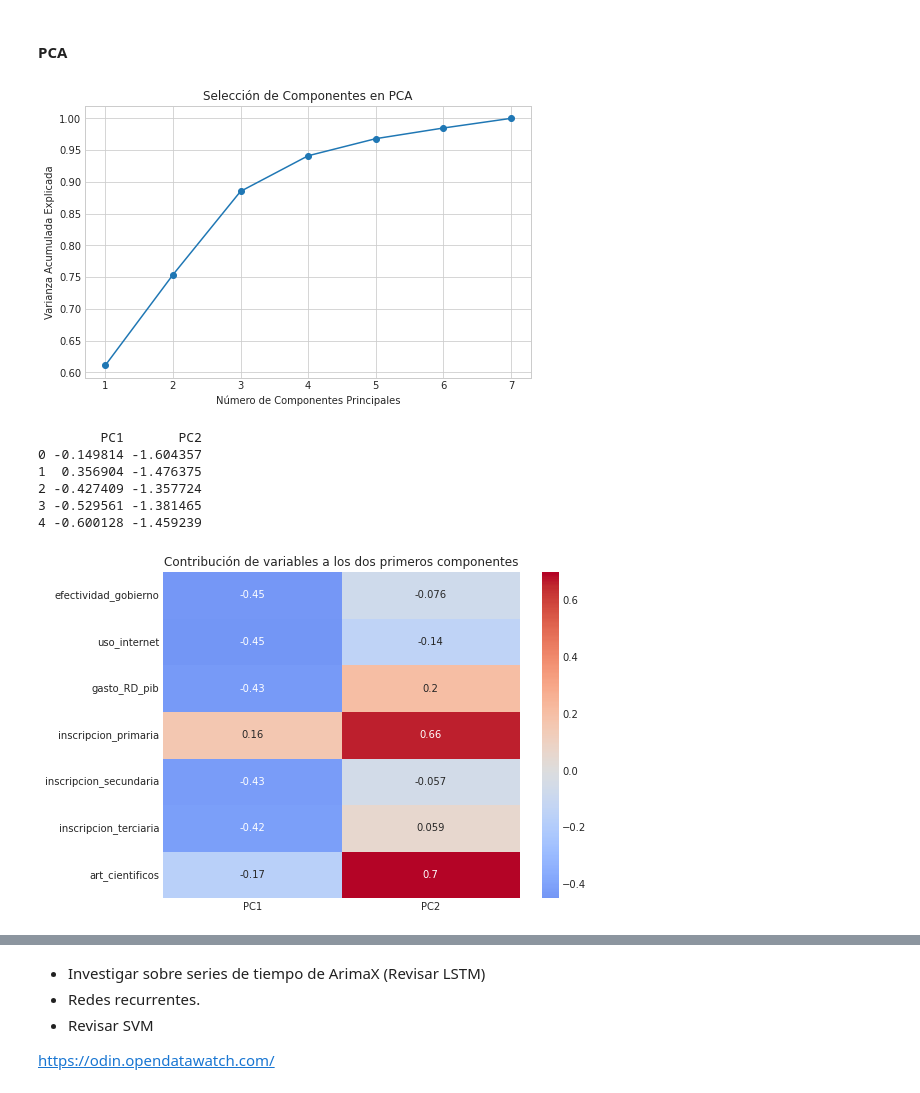
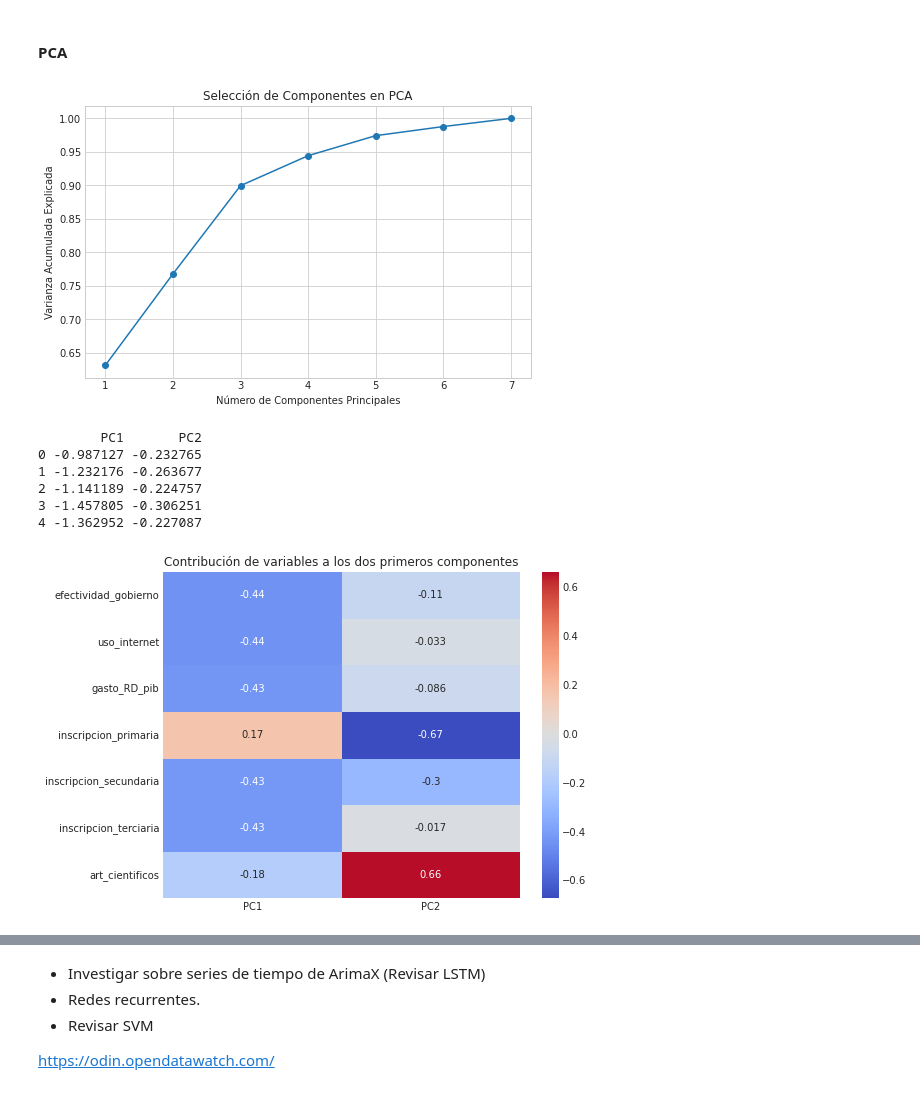
Before and after one commit to rortizgeo/Maestria_CD_Proyecto-Aplicado, a Jupyter notebook: PA_dataAnalysis.ipynb, the cells around one changed output, grey strips where cells are left out. Cells and saved outputs as stored; diff of their text form; code cells hidden in the pictures.

```diff
--- a/PA_dataAnalysis.ipynb
+++ b/PA_dataAnalysis.ipynb
@@ -1441,6 +1454,6 @@ for col in cols_to_exclude:
 # Si quieres mantener el mismo orden de columnas que el original:
 imputed_df = imputed_df[numeric_data.columns]
 
-# Opcional: reemplazar las columnas imputadas en Data_10
-# Data_10[numeric_data.columns] = imputed_df
+#Reemplazar las columnas imputadas en Data_10
+Data_10[numeric_data.columns] = imputed_df
 # %%
@@ -1511,10 +1527,10 @@ vars_to_drop = [
 ]
 
 # 2. Crear un nuevo dataframe sin esas variables
-imputed_df_reduced = imputed_df.drop(columns=vars_to_drop, errors="ignore")
+Data_10 = Data_10.drop(columns=vars_to_drop, errors="ignore")
 
-# 3. Calcular matriz de correlación
-corr_matrix = imputed_df_reduced.corr()
+# 3. Calcular matriz de correlación (solo numéricas)
+corr_matrix = Data_10.select_dtypes(include=[np.number]).corr()
 
 # 4. Graficar heatmap
 plt.figure(figsize=(12, 8))
@@ -1526,7 +1542,7 @@ plt.show()
 # %% [markdown]
 #### PCA
 # %%
-import pandas as pd
+
 from sklearn.preprocessing import StandardScaler
 from sklearn.decomposition import PCA
 import matplotlib.pyplot as plt
@@ -1535,7 +1551,7 @@ import seaborn as sns
 # 1. Seleccionar solo las variables de interés para PCA
 vars_pca = ["efectividad_gobierno", "uso_internet", "gasto_RD_pib", "inscripcion_primaria","inscripcion_secundaria", "inscripcion_terciaria", "art_cientificos"]
 
-X = imputed_df_reduced[vars_pca].dropna()  # eliminar filas con NaN
+X = Data_10[vars_pca].dropna()  # eliminar filas con NaN
 
 # 2. Estandarizar datos
 scaler = StandardScaler()
@@ -1545,40 +1561,40 @@ X_scaled = scaler.fit_transform(X)
 pca = PCA()
 X_pca = pca.fit_transform(X_scaled)
 
 # 4. Varianza explicada
 explained_var = pca.explained_variance_ratio_
 
 # Mostrar varianza acumulada
 plt.figure(figsize=(8,5))
 plt.plot(range(1, len(explained_var)+1), explained_var.cumsum(), marker='o')
 plt.xlabel("Número de Componentes Principales")
 plt.ylabel("Varianza Acumulada Explicada")
 plt.title("Selección de Componentes en PCA")
 plt.grid(True)
 plt.show()
 
 # 5. Nuevo dataframe con los dos primeros componentes
-df_pca = pd.DataFrame(X_pca[:, :2], columns=["PC1", "PC2"])
-print(df_pca.head())
+Data_pca = pd.DataFrame(X_pca[:, :2], columns=["PC1", "PC2"])
+print(Data_pca.head())
 
 # 6. Heatmap de correlación entre variables originales y componentes
 loadings = pd.DataFrame(
     pca.components_.T,
     columns=[f"PC{i+1}" for i in range(len(vars_pca))],
     index=vars_pca
 )
 
 plt.figure(figsize=(8,6))
 sns.heatmap(loadings.iloc[:, :2], annot=True, cmap="coolwarm", center=0)
 plt.title("Contribución de variables a los dos primeros componentes")
 plt.show()
 # %% [output]
-[figure, old version]
+[figure, new version]
         PC1       PC2
-0 -0.149814 -1.604357
-1  0.356904 -1.476375
-2 -0.427409 -1.357724
-3 -0.529561 -1.381465
-4 -0.600128 -1.459239
+0 -0.987127 -0.232765
+1 -1.232176 -0.263677
+2 -1.141189 -0.224757
+3 -1.457805 -0.306251
+4 -1.362952 -0.227087
-[figure, old version]
+[figure, new version]
 # %%
```
Also changed, not shown: parts of 13 cells of this notebook.
